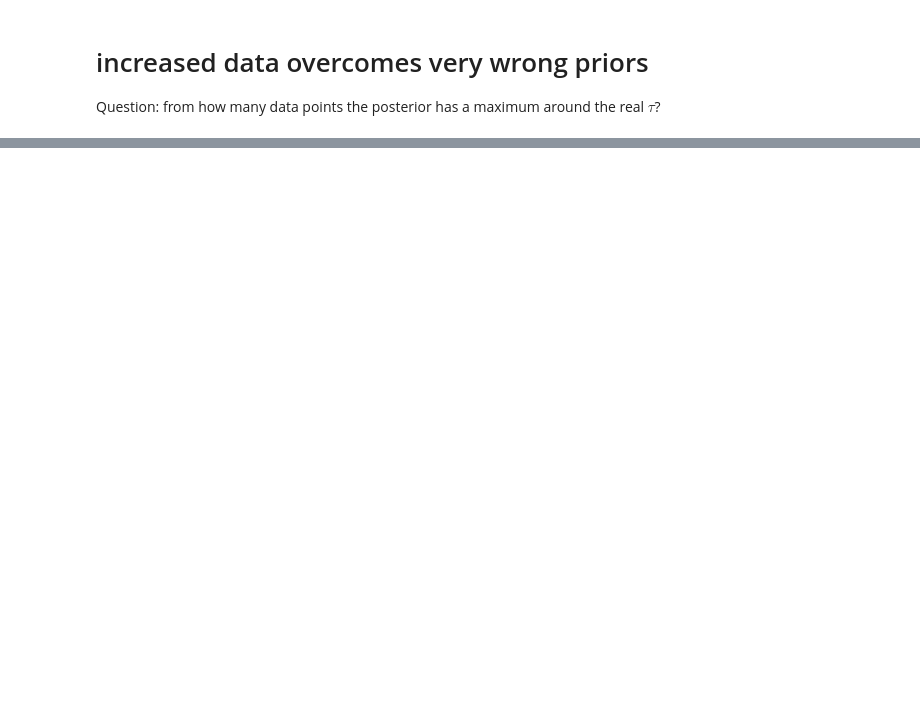
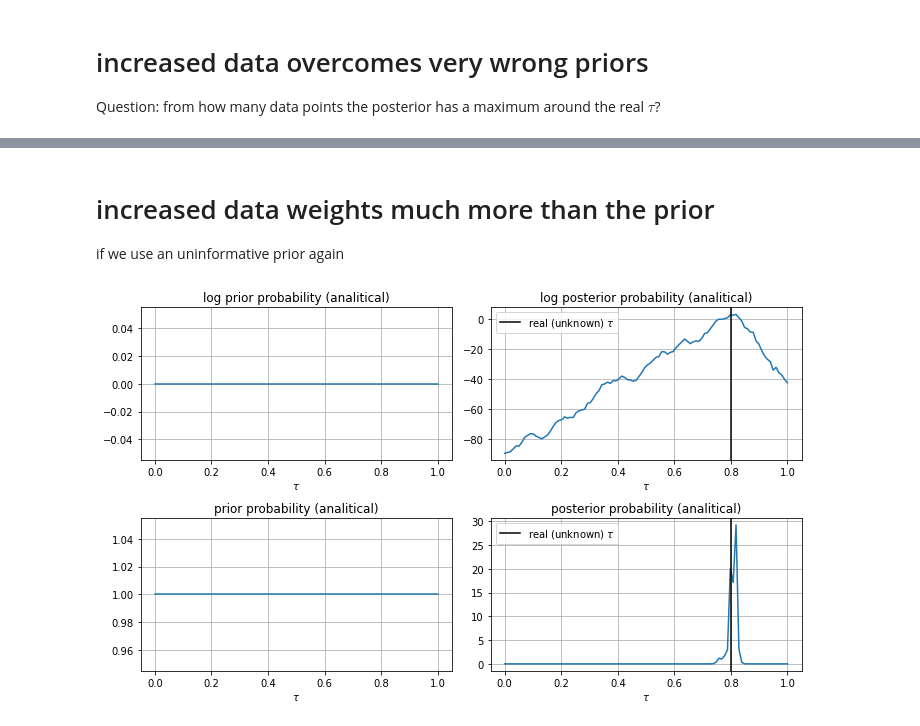
Before and after one commit to rramosp/ppdl, a Jupyter notebook: anims/src/variational_inference/02 intro/change of Poisson - 01 - analytical.ipynb, the cells around one changed output, grey strips where cells are left out. Saved outputs shown, nothing was run; the diff lists cells and outputs as text; code cells hidden in the pictures; blank space fills up the shorter version.

```diff
--- a/anims/src/variational_inference/02 intro/change of Poisson - 01 - analytical.ipynb
+++ b/anims/src/variational_inference/02 intro/change of Poisson - 01 - analytical.ipynb
@@ -204,0 +219,12 @@ np.sum([np.exp(logposterior(tau))/len(rtau) for tau in rtau])
+# %% [markdown]
+# increased data weights much more than the prior
+
+if we use an uninformative prior again
+# %%
+logprior = lambda tau: np.log(stats.uniform(*tau_support).pdf(tau))
+# %%
+logposterior = get_logposterior_fn(loglikelihood, logprior, tau_support)
+# %%
+plot_logprobs(logprior, logposterior)
+# %% [output]
+[figure, added]
```
Also changed, not shown: parts of 21 cells of this notebook, 1 other file.
